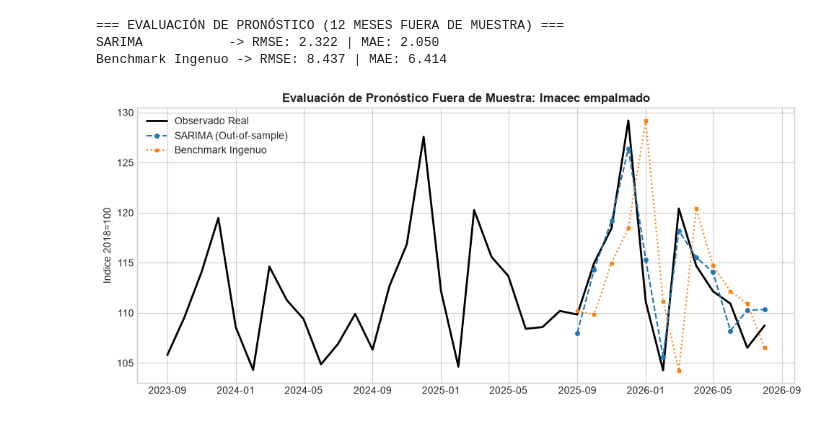
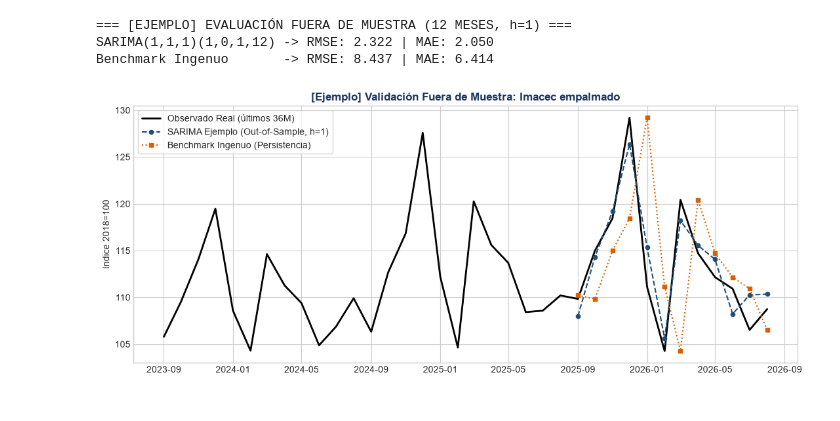
Before and after one commit to matiaspalma1/Portafolio_grupo_12_Imacec, a Jupyter notebook: notebooks/02 _analisis_ejemplo.ipynb, the cells around one changed output. Drawn from its saved outputs; the diff is of its cells as text; code cells hidden in the pictures.

```diff
--- a/notebooks/02 _analisis_ejemplo.ipynb
+++ b/notebooks/02 _analisis_ejemplo.ipynb
@@ -120,48 +182,53 @@ sigma2         4.1491      0.253     16.422      0.000       3.654       4.644
 # %%
-# Horizonte de evaluación fuera de muestra (últimos 12 meses)
+# 1. Definir ventana de evaluación fuera de muestra (últimos 12 meses disponibles)
 H = 12
 entrenamiento, prueba = y.iloc[:-H], y.iloc[-H:]
 
 pronosticos = []
 historia = entrenamiento.copy()
 
-# Bucle de pronóstico recursivo 1-paso-adelante (sin look-ahead bias)
+# 2. Bucle de validación recursiva 1-paso-adelante (cero look-ahead bias)
 for fecha in prueba.index:
-    m = SARIMAX(historia, order=(1, 1, 1), seasonal_order=(1, 0, 1, 12))
-    r = m.fit(disp=False)
-    pred_1p = r.forecast(1).iloc[0]
+    mod_iter = SARIMAX(historia, order=(1, 1, 1), seasonal_order=(1, 0, 1, 12))
+    res_iter = mod_iter.fit(disp=False)
+
+    # Pronosticar el mes t+1 usando solo datos hasta t
+    pred_1p = float(res_iter.forecast(1).iloc[0])
     pronosticos.append(pred_1p)
-    # Actualización del conjunto de datos con la observación real
+
+    # Incorporar el dato real observado antes de avanzar al siguiente mes
     historia = pd.concat([historia, prueba.loc[[fecha]]])
 
 pronosticos = pd.Series(pronosticos, index=prueba.index)
-benchmark_ingenuo = y.shift(1).loc[prueba.index]  # Caminata aleatoria / valor previo
 
-# Funciones de métricas de error
-def rmse(obs, pred):
+# 3. Construir benchmark ingenuo de caminata aleatoria (valor del mes anterior)
+benchmark_ingenuo = y.shift(1).loc[prueba.index]
+
+# 4. Definir métricas estándar de error de pronóstico (RMSE y MAE)
+def rmse(obs: pd.Series, pred: pd.Series) -> float:
     return float(np.sqrt(np.mean((obs - pred) ** 2)))
 
-def mae(obs, pred):
+def mae(obs: pd.Series, pred: pd.Series) -> float:
     return float(np.mean(np.abs(obs - pred)))
 
-# Resultados de precisión
-print(f"=== EVALUACIÓN DE PRONÓSTICO ({H} MESES FUERA DE MUESTRA) ===")
-print(f"SARIMA           -> RMSE: {rmse(prueba, pronosticos):.3f} | MAE: {mae(prueba, pronosticos):.3f}")
-print(f"Benchmark Ingenuo -> RMSE: {rmse(prueba, benchmark_ingenuo):.3f} | MAE: {mae(prueba, benchmark_ingenuo):.3f}")
+# 5. Reportar resultados comparativos en consola
+print(f"=== [EJEMPLO] EVALUACIÓN FUERA DE MUESTRA ({H} MESES, h=1) ===")
+print(f"SARIMA(1,1,1)(1,0,1,12) -> RMSE: {rmse(prueba, pronosticos):.3f} | MAE: {mae(prueba, pronosticos):.3f}")
+print(f"Benchmark Ingenuo       -> RMSE: {rmse(prueba, benchmark_ingenuo):.3f} | MAE: {mae(prueba, benchmark_ingenuo):.3f}")
 
-# Gráfico comparativo de pronósticos
-fig, ax = plt.subplots(figsize=(10, 4.5))
-ax.plot(y.iloc[-36:], label="Observado Real", color="black", lw=2)
-ax.plot(pronosticos, "--o", label="SARIMA (Out-of-sample)", color="#1f77b4", ms=4)
-ax.plot(benchmark_ingenuo, ":s", label="Benchmark Ingenuo", color="#ff7f0e", ms=3)
+# 6. Graficar trayectoria observada vs. pronósticos fuera de muestra
+fig, ax = plt.subplots(figsize=(11, 4.6))
+ax.plot(y.iloc[-36:], label="Observado Real (últimos 36M)", color="black", lw=2)
+ax.plot(pronosticos, "--o", label="SARIMA Ejemplo (Out-of-Sample, h=1)", color="#1f4e78", ms=4.5)
+ax.plot(benchmark_ingenuo, ":s", label="Benchmark Ingenuo (Persistencia)", color="#d95f02", ms=4)
 
-ax.set_title(f"Evaluación de Pronóstico Fuera de Muestra: {NOMBRE}", fontsize=12, fontweight="bold")
+ax.set_title(f"[Ejemplo] Validación Fuera de Muestra: {NOMBRE}", fontsize=12, fontweight="bold", color="#1b365d")
 ax.set_ylabel(UNIDAD)
-ax.legend(loc="upper left")
+ax.legend(loc="upper left", frameon=True)
 plt.tight_layout()
 plt.show()
 # %% [output]
-=== EVALUACIÓN DE PRONÓSTICO (12 MESES FUERA DE MUESTRA) ===
-SARIMA           -> RMSE: 2.322 | MAE: 2.050
-Benchmark Ingenuo -> RMSE: 8.437 | MAE: 6.414
+=== [EJEMPLO] EVALUACIÓN FUERA DE MUESTRA (12 MESES, h=1) ===
+SARIMA(1,1,1)(1,0,1,12) -> RMSE: 2.322 | MAE: 2.050
+Benchmark Ingenuo       -> RMSE: 8.437 | MAE: 6.414
-[figure, old version]
+[figure, new version]
```
Also changed, not shown: parts of 11 cells of this notebook, 12 other files.
